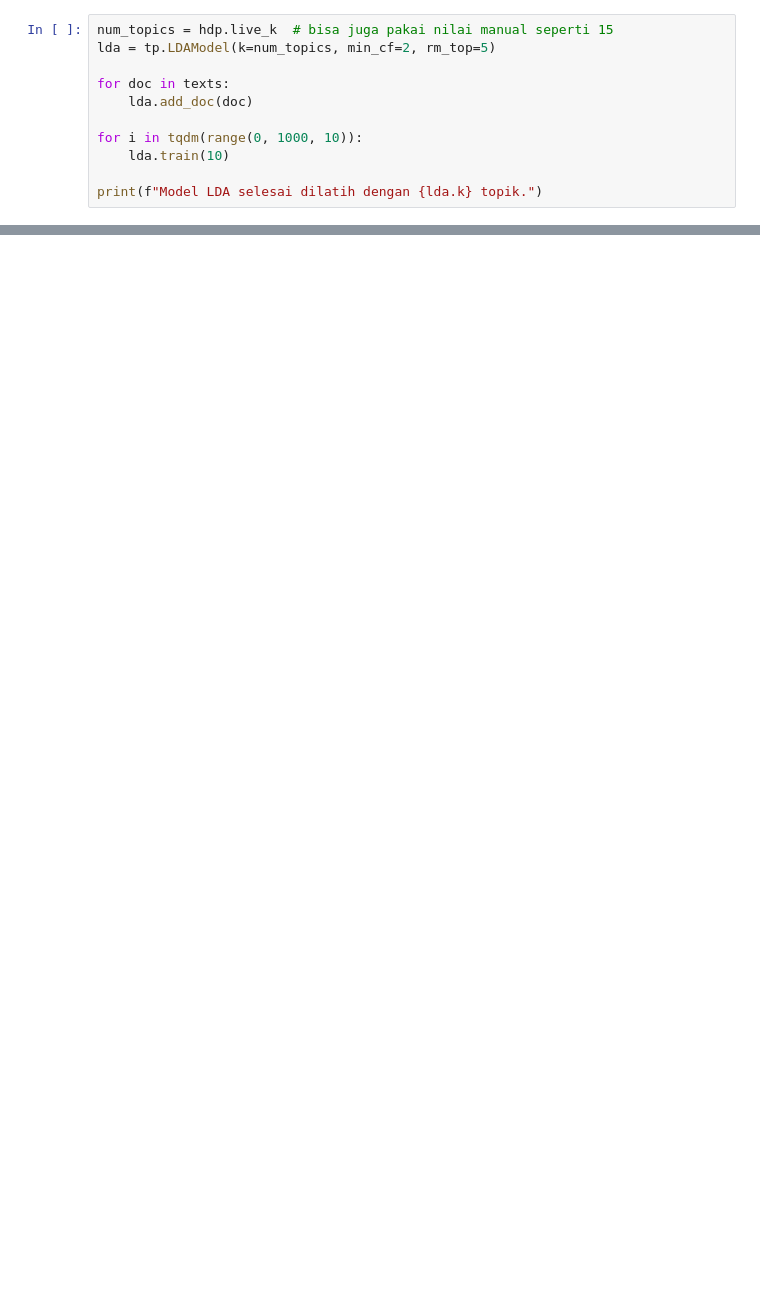
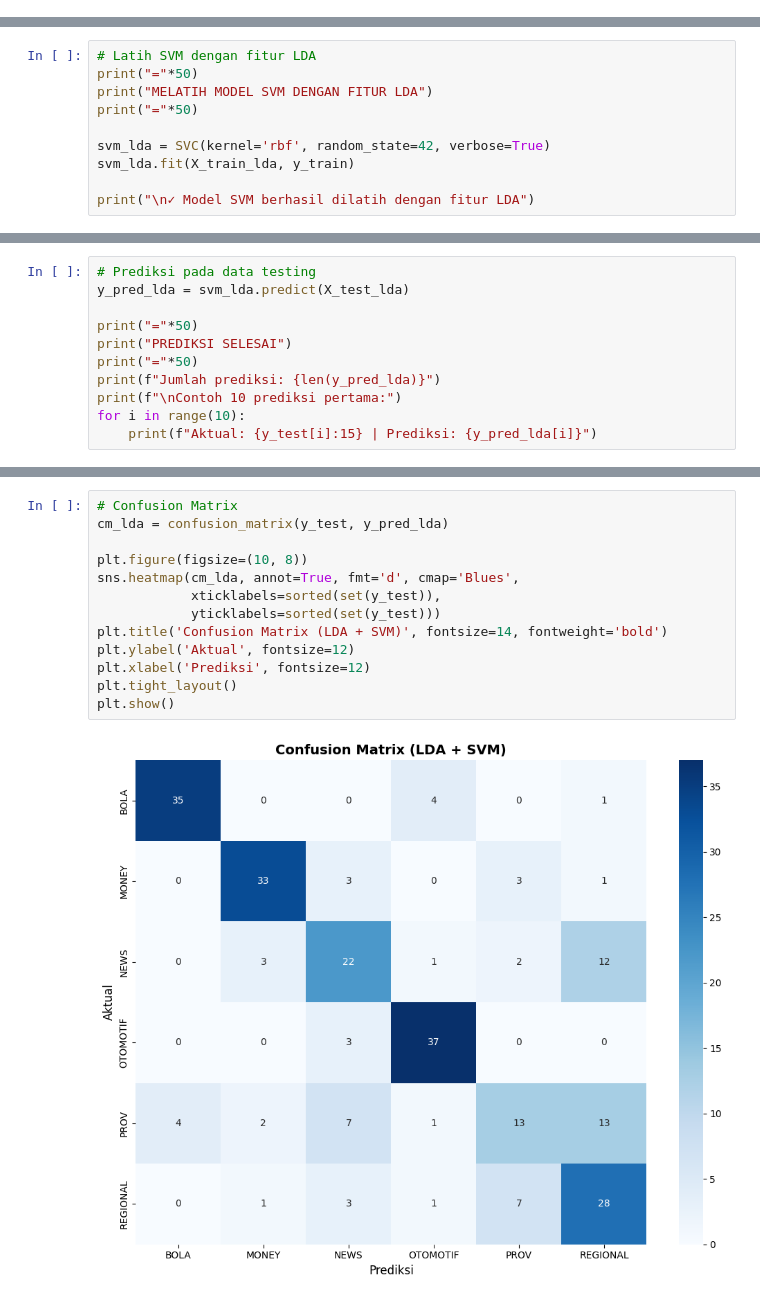
Before and after one commit to willyChairullah/PPW, a Jupyter notebook: _sources/exams/uts/index.ipynb, the cells around one changed output, grey strips where cells are left out. Drawn from its saved outputs; the diff is of its cells as text; blank space fills up the shorter version.

```diff
--- a/_sources/exams/uts/index.ipynb
+++ b/_sources/exams/uts/index.ipynb
@@ -74,11 +0,0 @@ Perkiraan jumlah topik dari HDP: 44
-# %%
-num_topics = hdp.live_k  # bisa juga pakai nilai manual seperti 15
-lda = tp.LDAModel(k=num_topics, min_cf=2, rm_top=5)
-
-for doc in texts:
-    lda.add_doc(doc)
-
-for i in tqdm(range(0, 1000, 10)):
-    lda.train(10)
-
-print(f"Model LDA selesai dilatih dengan {lda.k} topik.")
@@ -132,0 +431,10 @@ Akurasi Rata-rata: 68.25% (+/- 2.41%)
+# %%
+# Latih SVM dengan fitur LDA
+print("="*50)
+print("MELATIH MODEL SVM DENGAN FITUR LDA")
+print("="*50)
+
+svm_lda = SVC(kernel='rbf', random_state=42, verbose=True)
+svm_lda.fit(X_train_lda, y_train)
+
+print("\n✓ Model SVM berhasil dilatih dengan fitur LDA")
@@ -132,0 +447,11 @@ Akurasi Rata-rata: 68.25% (+/- 2.41%)
+# %%
+# Prediksi pada data testing
+y_pred_lda = svm_lda.predict(X_test_lda)
+
+print("="*50)
+print("PREDIKSI SELESAI")
+print("="*50)
+print(f"Jumlah prediksi: {len(y_pred_lda)}")
+print(f"\nContoh 10 prediksi pertama:")
+for i in range(10):
+    print(f"Aktual: {y_test[i]:15} | Prediksi: {y_pred_lda[i]}")
@@ -132,0 +499,15 @@ Akurasi Rata-rata: 68.25% (+/- 2.41%)
+# %%
+# Confusion Matrix
+cm_lda = confusion_matrix(y_test, y_pred_lda)
+
+plt.figure(figsize=(10, 8))
+sns.heatmap(cm_lda, annot=True, fmt='d', cmap='Blues',
+            xticklabels=sorted(set(y_test)),
+            yticklabels=sorted(set(y_test)))
+plt.title('Confusion Matrix (LDA + SVM)', fontsize=14, fontweight='bold')
+plt.ylabel('Aktual', fontsize=12)
+plt.xlabel('Prediksi', fontsize=12)
+plt.tight_layout()
+plt.show()
+# %% [output]
+[figure, added]
```
Also changed, not shown: parts of 53 cells of this notebook, 22 other files.
